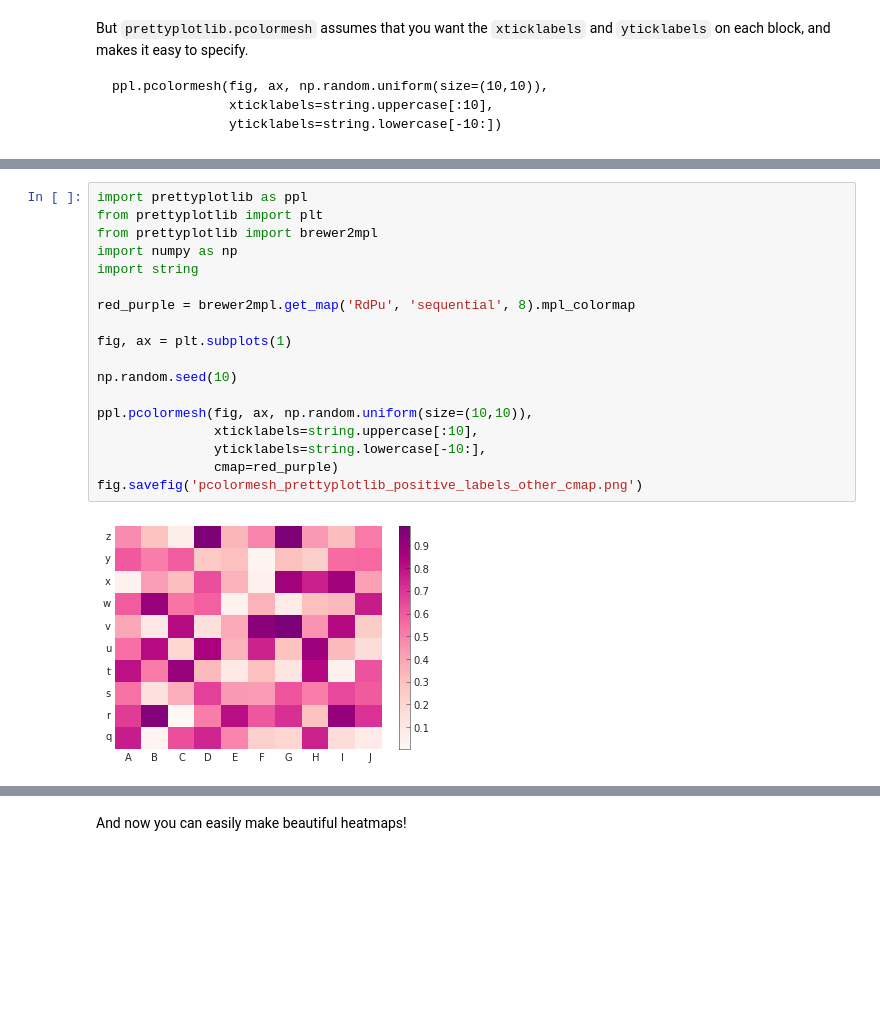
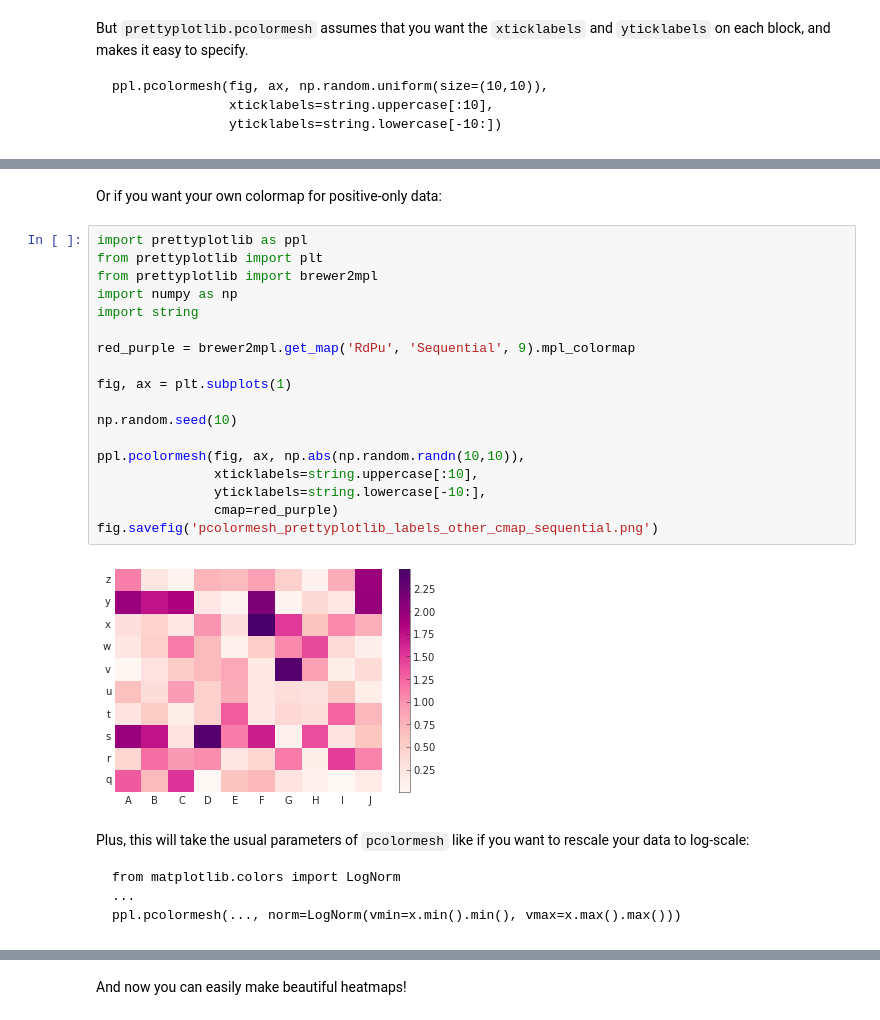
Before and after one commit to olgabot/prettyplotlib, a Jupyter notebook: examples/pcolormesh.ipynb, the cells around one changed output, grey strips where cells are left out. Cells and saved outputs as stored; diff of their text form; blank space fills up the shorter version.

```diff
--- a/examples/pcolormesh.ipynb
+++ b/examples/pcolormesh.ipynb
@@ -147,20 +178,28 @@ Or pick your own colormap! The sequential colormap `RdPu` or Red and Purple is p
+# %% [markdown]
+Or if you want your own colormap for positive-only data:
 # %%
 import prettyplotlib as ppl
 from prettyplotlib import plt
 from prettyplotlib import brewer2mpl
 import numpy as np
 import string
 
-red_purple = brewer2mpl.get_map('RdPu', 'sequential', 8).mpl_colormap
+red_purple = brewer2mpl.get_map('RdPu', 'Sequential', 9).mpl_colormap
 
 fig, ax = plt.subplots(1)
 
 np.random.seed(10)
 
-ppl.pcolormesh(fig, ax, np.random.uniform(size=(10,10)),
+ppl.pcolormesh(fig, ax, np.abs(np.random.randn(10,10)),
                xticklabels=string.uppercase[:10],
                yticklabels=string.lowercase[-10:],
                cmap=red_purple)
-fig.savefig('pcolormesh_prettyplotlib_positive_labels_other_cmap.png')
+fig.savefig('pcolormesh_prettyplotlib_labels_other_cmap_sequential.png')
 # %% [output]
-[figure, old version]
+[figure, new version]
+# %% [markdown]
+Plus, this will take the usual parameters of `pcolormesh` like if you want to rescale your data to log-scale:
+
+    from matplotlib.colors import LogNorm
+    ...
+    ppl.pcolormesh(..., norm=LogNorm(vmin=x.min().min(), vmax=x.max().max()))
```
Also changed, not shown: parts of 11 cells of this notebook, 10 other files.
